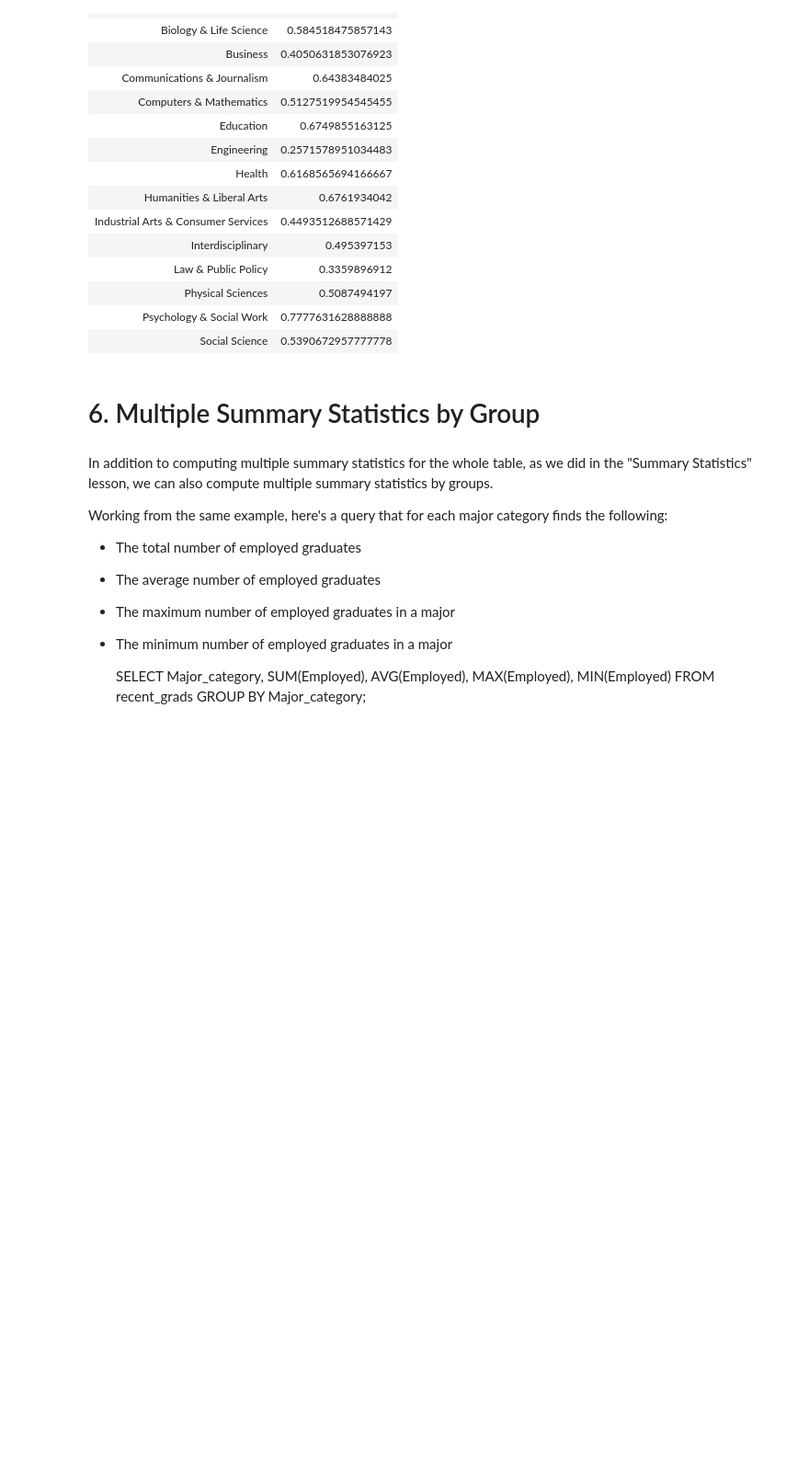
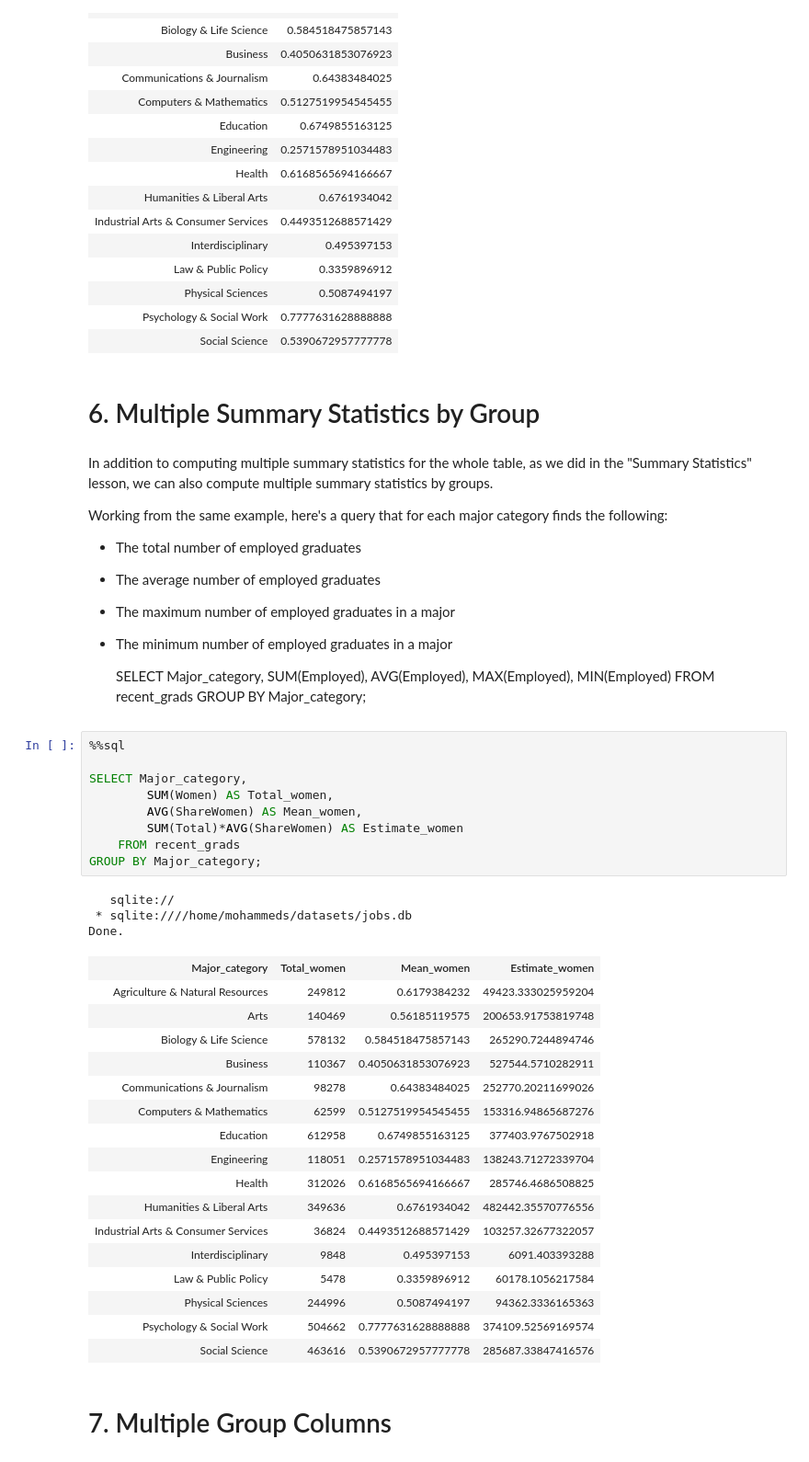
Before and after one commit to AsirShahid/Data-Scientist-in-Python-DataQuest, a Jupyter notebook: Working with Data Sources/SQL Fundamentals/Group Summary Statistics/Group Summary Statistics.ipynb, the cells around one changed output. Shown at 92% size. Drawn from its saved outputs; the diff is of its cells as text; blank space fills up the shorter version.

Commit message:
Finished Group Summary Statistics.ipynb

```diff
--- a/Working with Data Sources/SQL Fundamentals/Group Summary Statistics/Group Summary Statistics.ipynb
+++ b/Working with Data Sources/SQL Fundamentals/Group Summary Statistics/Group Summary Statistics.ipynb
@@ -210,3 +207,35 @@ Working from the same example, here's a query that for each major category finds
            SUM(Employed), AVG(Employed), MAX(Employed), MIN(Employed)
       FROM recent_grads
      GROUP BY Major_category;
+# %%
+%%sql
+
+SELECT Major_category,
+        SUM(Women) AS Total_women,
+        AVG(ShareWomen) AS Mean_women,
+        SUM(Total)*AVG(ShareWomen) AS Estimate_women
+    FROM recent_grads
+GROUP BY Major_category;
+# %% [output]
+   sqlite://
+ * sqlite:////home/mohammeds/datasets/jobs.db
+Done.
+| Major_category | Total_women | Mean_women | Estimate_women |
+| Agriculture & Natural Resources | 249812 | 0.6179384232 | 49423.333025959204 |
+| Arts | 140469 | 0.56185119575 | 200653.91753819748 |
+| Biology & Life Science | 578132 | 0.584518475857143 | 265290.7244894746 |
+| Business | 110367 | 0.4050631853076923 | 527544.5710282911 |
+| Communications & Journalism | 98278 | 0.64383484025 | 252770.20211699026 |
+| Computers & Mathematics | 62599 | 0.5127519954545455 | 153316.94865687276 |
+| Education | 612958 | 0.6749855163125 | 377403.9767502918 |
+| Engineering | 118051 | 0.2571578951034483 | 138243.71272339704 |
+| Health | 312026 | 0.6168565694166667 | 285746.4686508825 |
+| Humanities & Liberal Arts | 349636 | 0.6761934042 | 482442.35570776556 |
+| Industrial Arts & Consumer Services | 36824 | 0.4493512688571429 | 103257.32677322057 |
+| Interdisciplinary | 9848 | 0.495397153 | 6091.403393288 |
+| Law & Public Policy | 5478 | 0.3359896912 | 60178.1056217584 |
+| Physical Sciences | 244996 | 0.5087494197 | 94362.3336165363 |
+| Psychology & Social Work | 504662 | 0.7777631628888888 | 374109.52569169574 |
+| Social Science | 463616 | 0.5390672957777778 | 285687.33847416576 |
+# %% [markdown]
+# 7. Multiple Group Columns
```
Also changed, not shown: parts of 19 cells of this notebook.
